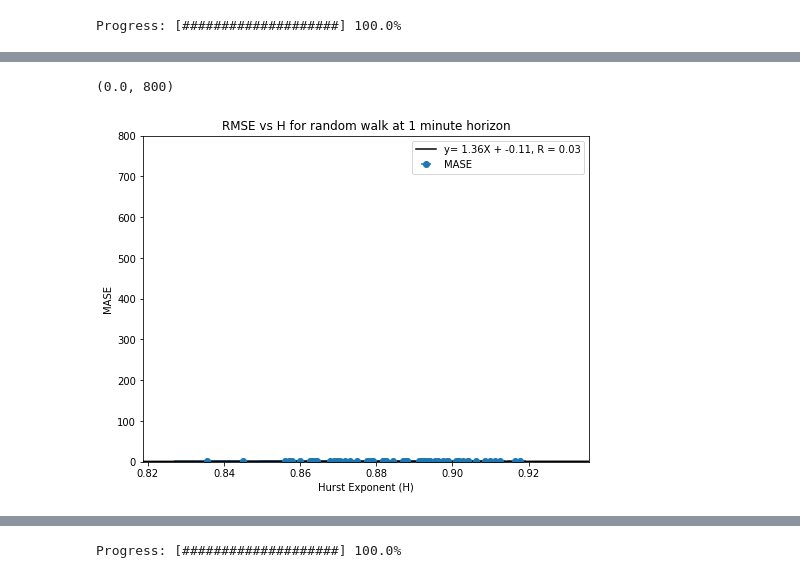
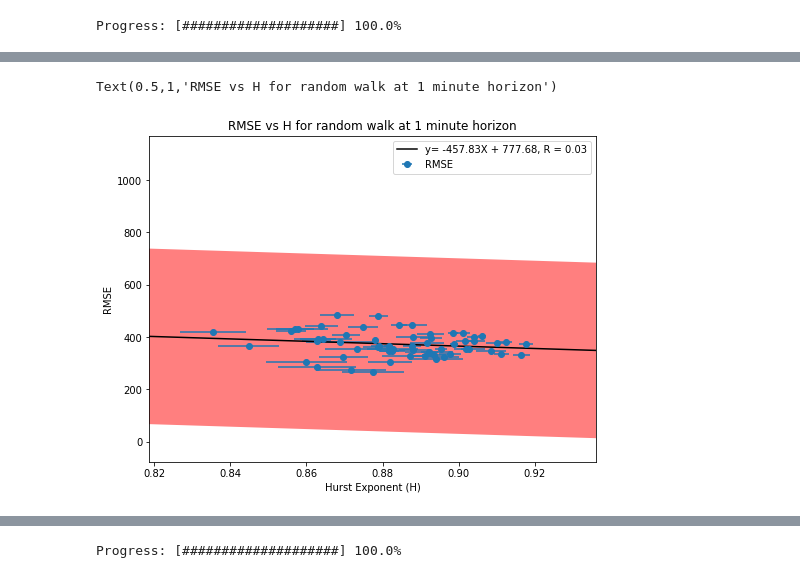
Before and after one commit to sachaBD/engg4802, a Jupyter notebook: Baselines.ipynb, the cells around one changed output, grey strips where cells are left out. Drawn from its saved outputs; the diff is of its cells as text; code cells hidden in the pictures.

```diff
--- a/Baselines.ipynb
+++ b/Baselines.ipynb
@@ -226,9 +218,7 @@ one_min_walk_tester.errors.head()
 # %%
 %matplotlib inline
-one_min_walk_tester.compare_hurst(hurst_estimates, err_to_use='MASE')
+one_min_walk_tester.compare_hurst(hurst_estimates, err_to_use='RMSE')
 plt.title('RMSE vs H for random walk at 1 minute horizon')
-plt.ylim([0.0, 800])
-# plt.savefig('results/images/one_min_walk_hurst_comp.png')
 # %% [output]
-(0.0, 800)
+Text(0.5,1,'RMSE vs H for random walk at 1 minute horizon')
-[figure, old version]
+[figure, new version]
```
Also changed, not shown: parts of 53 cells of this notebook, 1 other file.
